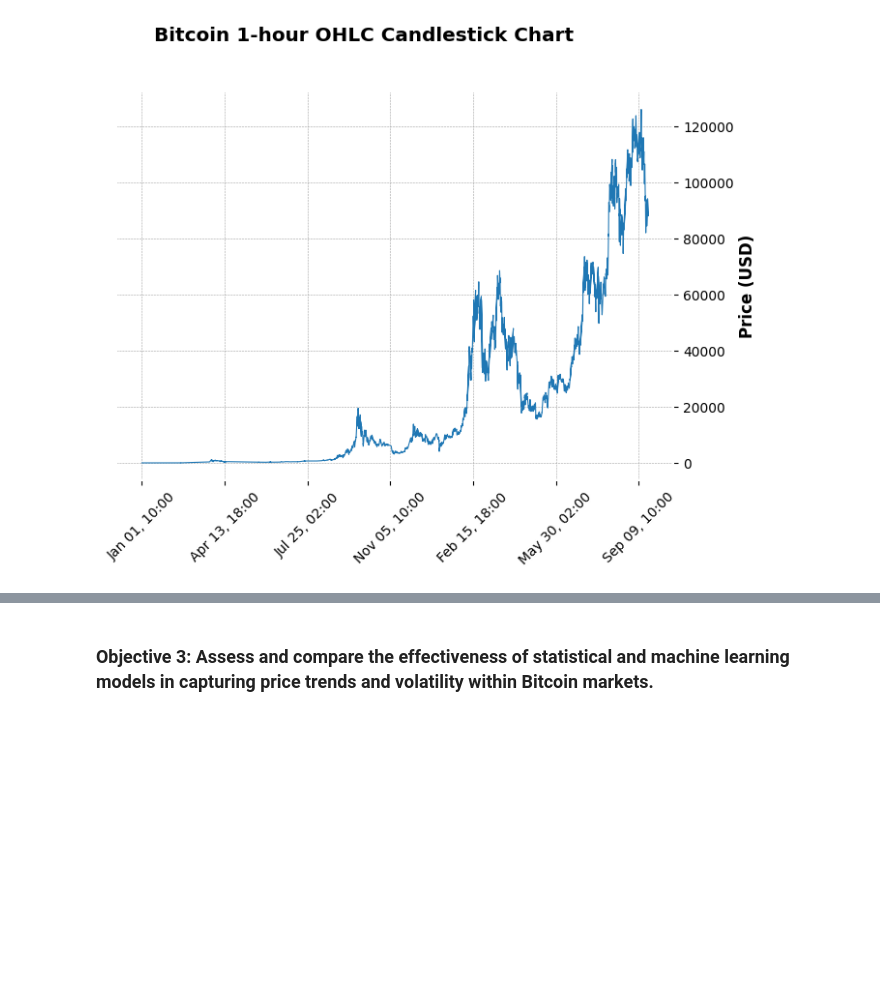
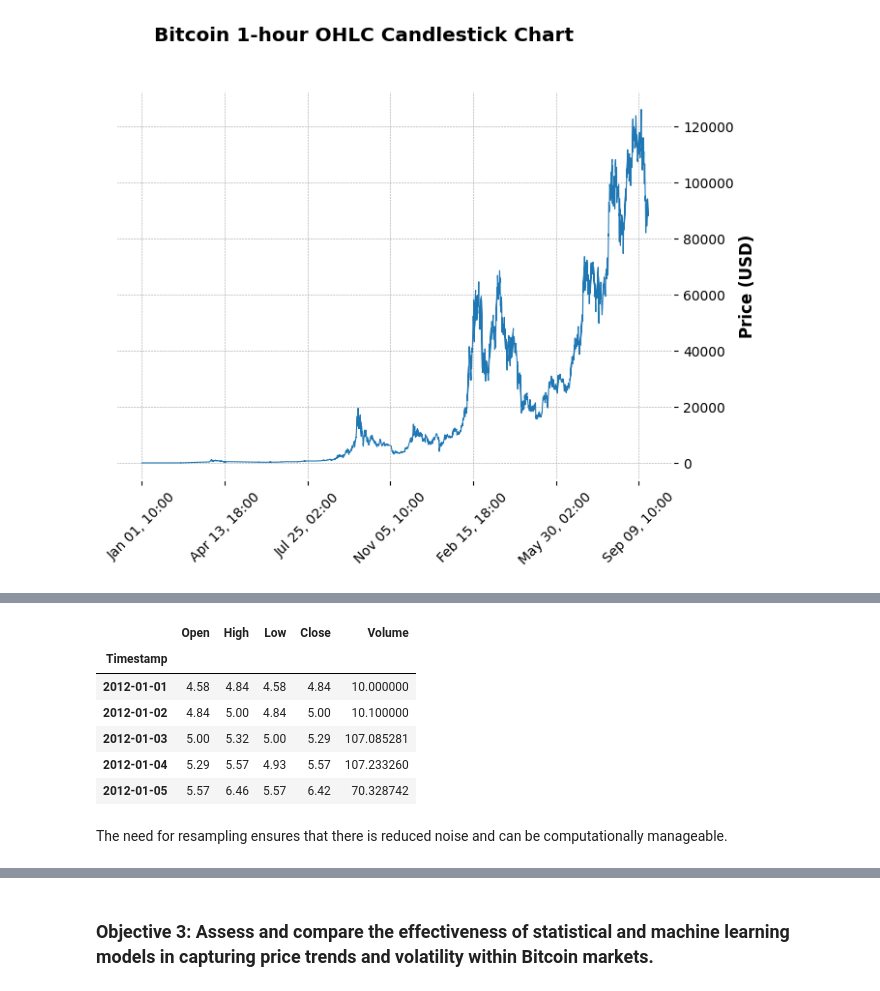
Before and after one commit to billysambasi/Time_Series_Forecasting, a Jupyter notebook: index.ipynb, the cells around one changed output, grey strips where cells are left out. Cells and saved outputs as stored; diff of their text form; code cells hidden in the pictures; blank space fills up the shorter version.

```diff
--- a/index.ipynb
+++ b/index.ipynb
@@ -264,0 +279,20 @@ The Bitcoin 1-hour OHLC chart displays price movements over time using hourly in
+# %%
+# Resampling and finalising modelling frequency
+daily = data.resample("1D").agg({
+    "Open": "first",
+    "High": "max",
+    "Low": "min",
+    "Close": "last",
+    "Volume": "sum"
+})
+daily.head()
+# %% [output]
+|  | Open | High | Low | Close | Volume |
+| Timestamp |  |  |  |  |  |
+| 2012-01-01 | 4.58 | 4.84 | 4.58 | 4.84 | 10.000000 |
+| 2012-01-02 | 4.84 | 5.00 | 4.84 | 5.00 | 10.100000 |
+| 2012-01-03 | 5.00 | 5.32 | 5.00 | 5.29 | 107.085281 |
+| 2012-01-04 | 5.29 | 5.57 | 4.93 | 5.57 | 107.233260 |
+| 2012-01-05 | 5.57 | 6.46 | 5.57 | 6.42 | 70.328742 |
+# %% [markdown]
+The need for resampling ensures that there is reduced noise and can be computationally manageable.
```
Also changed, not shown: parts of 16 cells of this notebook.
